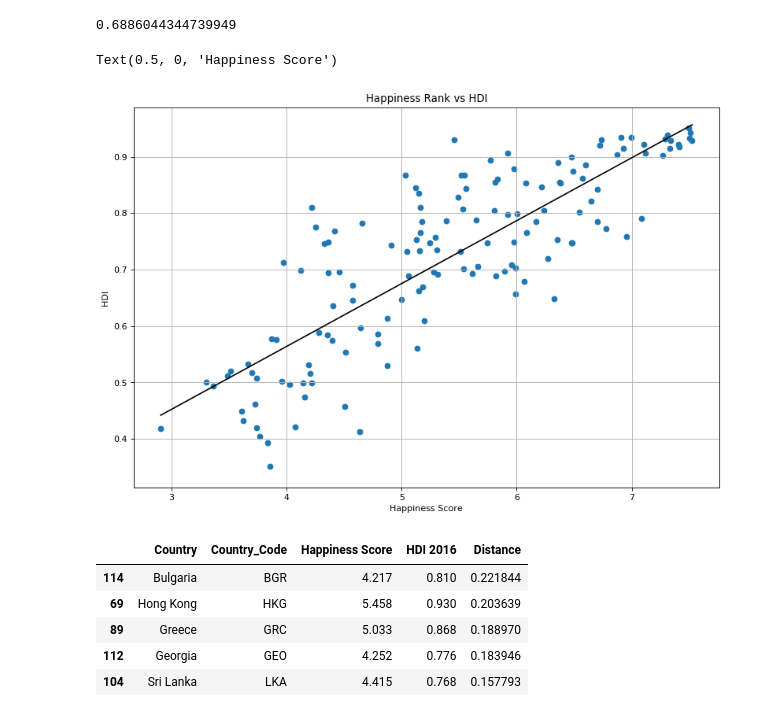
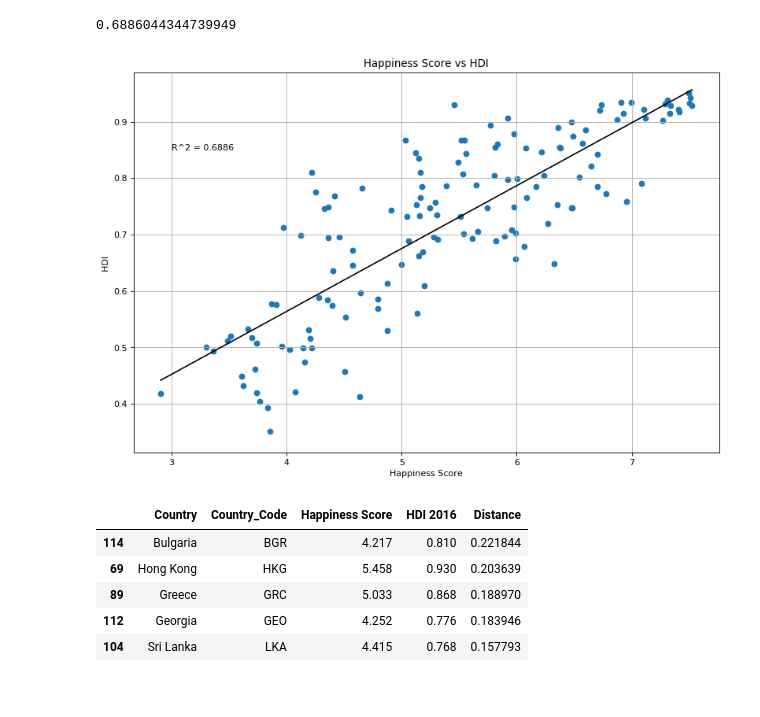
Before and after one commit to fionampg/projectofawesomeness, a Jupyter notebook: analysis/Rebeca.ipynb, the cells around one changed output. Saved outputs shown, nothing was run; the diff lists cells and outputs as text; code cells hidden in the pictures.

```diff
--- a/analysis/Rebeca.ipynb
+++ b/analysis/Rebeca.ipynb
@@ -74,18 +74,19 @@ print(r_squared)
 # %%
 plt.figure(figsize=(12, 8), dpi=80)
 plt.scatter(x_axis, y_axis, marker="o")
 plt.plot(x_axis, fit, '-k')
 plt.grid(True)
 
-plt.title("Happiness Rank vs HDI")
+plt.title("Happiness Score vs HDI")
 plt.ylabel("HDI ")
 plt.xlabel("Happiness Score")
+plt.text(3, .85, 'R^2 = ' +str(round(r_squared, 4)))
+plt.savefig("../outputs/happiness_vs_hdi.png")
 
 # for i, txt in enumerate(x_axis):
 #     plt.annotate(whr_hdi_df["Country_Code"][i], (x_axis[i], y_axis[i]))
 # %% [output]
-Text(0.5, 0, 'Happiness Score')
-[figure, old version]
+[figure, new version]
 # %%
 #Looking for the outliers
 whr_hdi_df["Distance"] = whr_hdi_df["HDI 2016"] - fit
```
Also changed, not shown: 2 other files.
